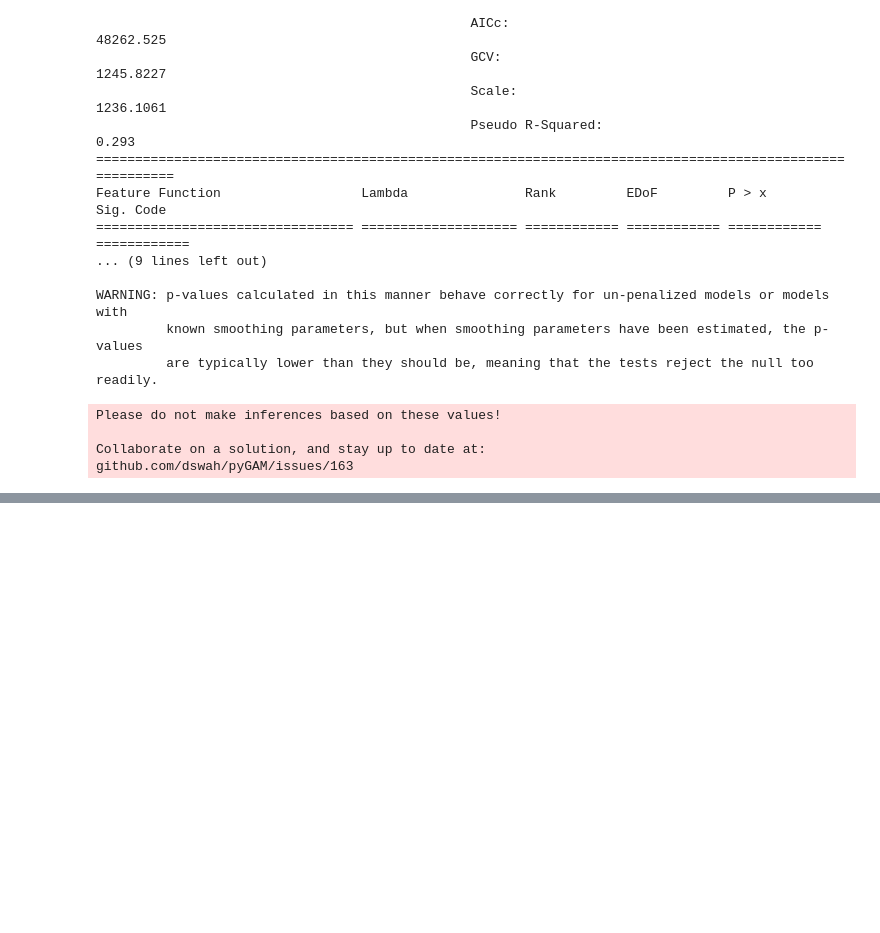
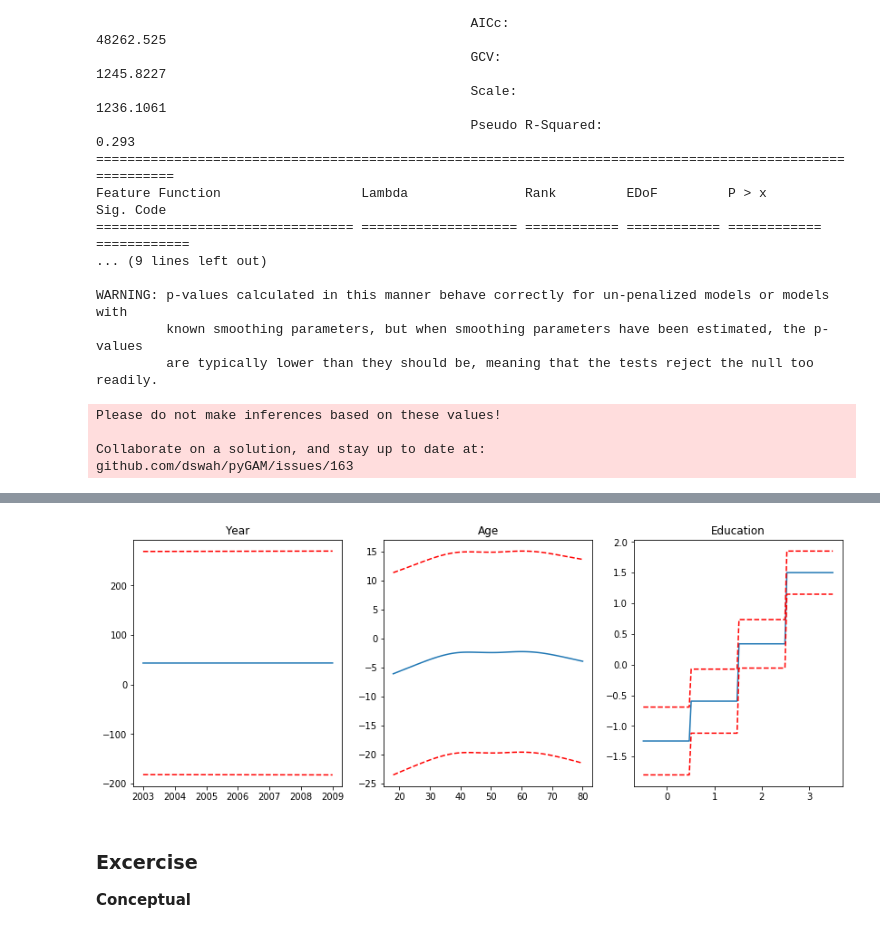
Before and after one commit to atystats/ISLR_Notes_codes, a Jupyter notebook: Chapter 7.ipynb, the cells around one changed output, grey strips where cells are left out. Saved outputs shown, nothing was run; the diff lists cells and outputs as text; code cells hidden in the pictures; blank space fills up the shorter version.

```diff
--- a/Chapter 7.ipynb
+++ b/Chapter 7.ipynb
@@ -741,0 +806,6 @@ The p values of the spline in the model above is not significant. So, we might w
+# %%
+Wage["education_dcd_new"] = Wage["education_dcd"] - 1
+X = np.array(Wage[Wage.education_dcd_new != -1][["year","age","education_dcd_new"]]).astype("float64")
+y = np.array(Wage[Wage.education_dcd_new != -1]["Wage_250"])
+Logit_gam = pygam.LogisticGAM(pygam.l(0) + pygam.s(1, n_splines = 12) + pygam.f(2)).gridsearch(X,y)
+Logit_gam.summary()
@@ -741,0 +837,29 @@ The p values of the spline in the model above is not significant. So, we might w
+# %%
+titles = ['year', 'age','education']
+fig = plt.figure(figsize = (14,5))
+ax1 = fig.add_subplot(1,3,1)
+XX = Logit_gam.generate_X_grid(term=0)
+pdep, confid = Logit_gam.partial_dependence(term=0, width = .95)
+ax1.plot(XX[:, 0], pdep)
+ax1.plot(XX[:, 0], confid, c='r', ls='--')
+ax1.set_title("Year")
+
+ax2 = fig.add_subplot(1,3,2)
+XX = Logit_gam.generate_X_grid(term=1)
+pdep, confid = Logit_gam.partial_dependence(term=1, width = .95)
+ax2.plot(XX[:, 1], pdep)
+ax2.plot(XX[:, 1], confid, c='r', ls='--')
+ax2.set_title("Age")
+
+ax3 = fig.add_subplot(1,3,3)
+XX = Logit_gam.generate_X_grid(term=2)
+pdep, confid = Logit_gam.partial_dependence(term=2, width = .95)
+ax3.plot(XX[:, 2], pdep)
+ax3.plot(XX[:, 2], confid, c='r', ls='--')
+ax3.set_title("Education")
+plt.show()
+# %% [output]
+[figure, added]
+# %% [markdown]
+### Excercise
+__Conceptual__
```
Also changed, not shown: parts of 6 cells of this notebook.
